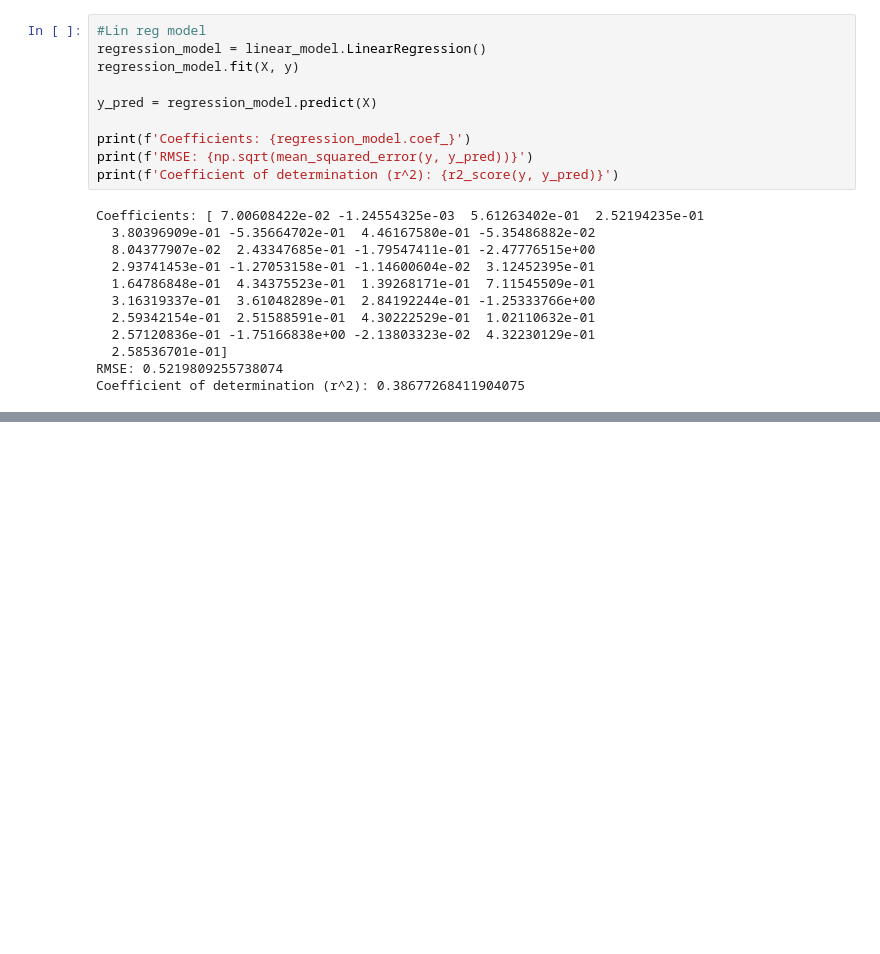
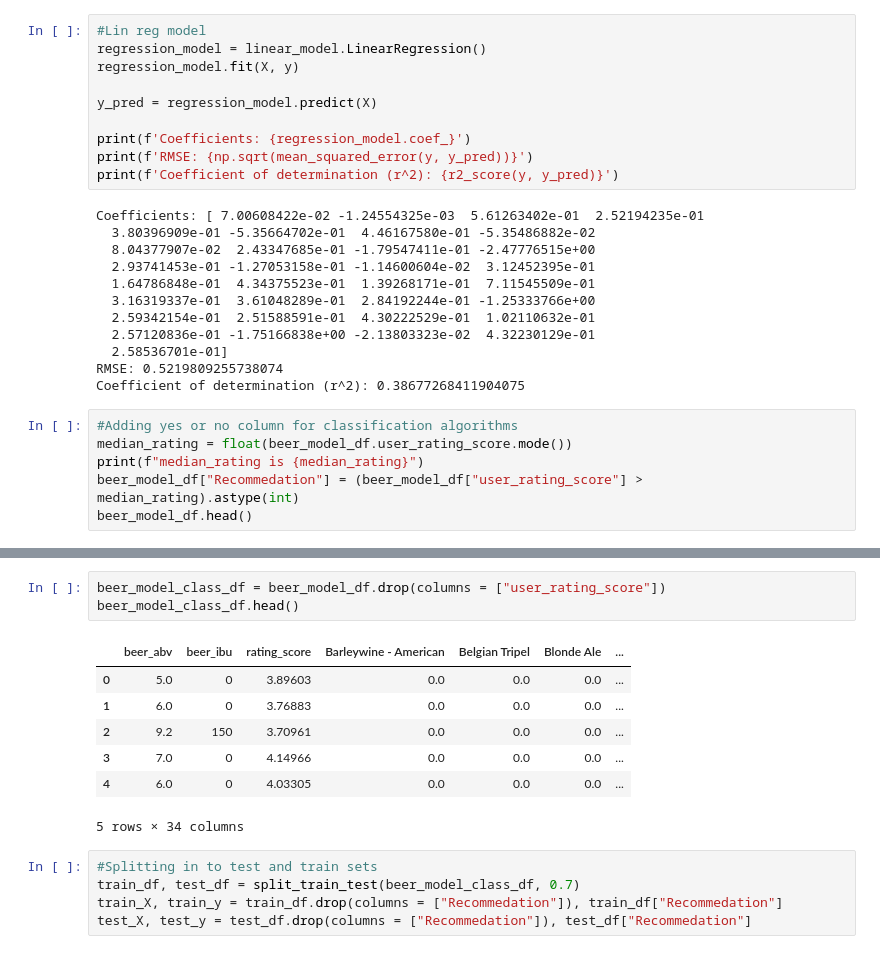
Before and after one commit to conorhamill36/beer, a Jupyter notebook: beer.ipynb, the cells around one changed output, grey strips where cells are left out. Cells and saved outputs as stored; diff of their text form; blank space fills up the shorter version.

```diff
--- a/beer.ipynb
+++ b/beer.ipynb
@@ -548,3 +564,9 @@ Coefficients: [ 7.00608422e-02 -1.24554325e-03  5.61263402e-01  2.52194235e-01
   2.58536701e-01]
 RMSE: 0.5219809255738074
 Coefficient of determination (r^2): 0.38677268411904075
+# %%
+#Adding yes or no column for classification algorithms
+median_rating = float(beer_model_df.user_rating_score.mode())
+print(f"median_rating is {median_rating}")
+beer_model_df["Recommedation"] = (beer_model_df["user_rating_score"] > median_rating).astype(int)
+beer_model_df.head()
@@ -550,0 +591,16 @@ Coefficient of determination (r^2): 0.38677268411904075
+# %%
+beer_model_class_df = beer_model_df.drop(columns = ["user_rating_score"])
+beer_model_class_df.head()
+# %% [output]
+|  | beer_abv | beer_ibu | rating_score | Barleywine - American | Belgian Tripel | Blonde Ale | ... |
+| 0 | 5.0 | 0 | 3.89603 | 0.0 | 0.0 | 0.0 | ... |
+| 1 | 6.0 | 0 | 3.76883 | 0.0 | 0.0 | 0.0 | ... |
+| 2 | 9.2 | 150 | 3.70961 | 0.0 | 0.0 | 0.0 | ... |
+| 3 | 7.0 | 0 | 4.14966 | 0.0 | 0.0 | 0.0 | ... |
+| 4 | 6.0 | 0 | 4.03305 | 0.0 | 0.0 | 0.0 | ... |
+5 rows × 34 columns
+# %%
+#Splitting in to test and train sets
+train_df, test_df = split_train_test(beer_model_class_df, 0.7)
+train_X, train_y = train_df.drop(columns = ["Recommedation"]), train_df["Recommedation"]
+test_X, test_y = test_df.drop(columns = ["Recommedation"]), test_df["Recommedation"]
```
Also changed, not shown: parts of 7 cells of this notebook.
